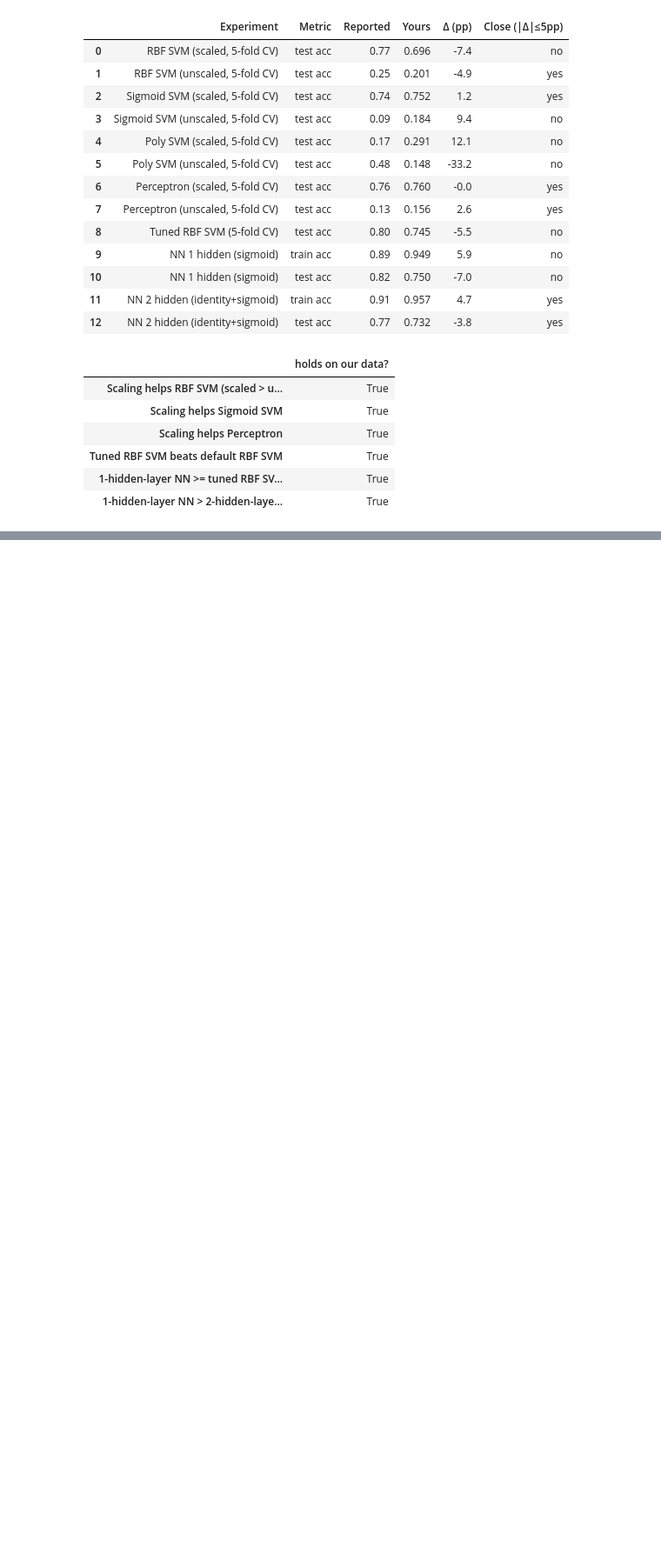
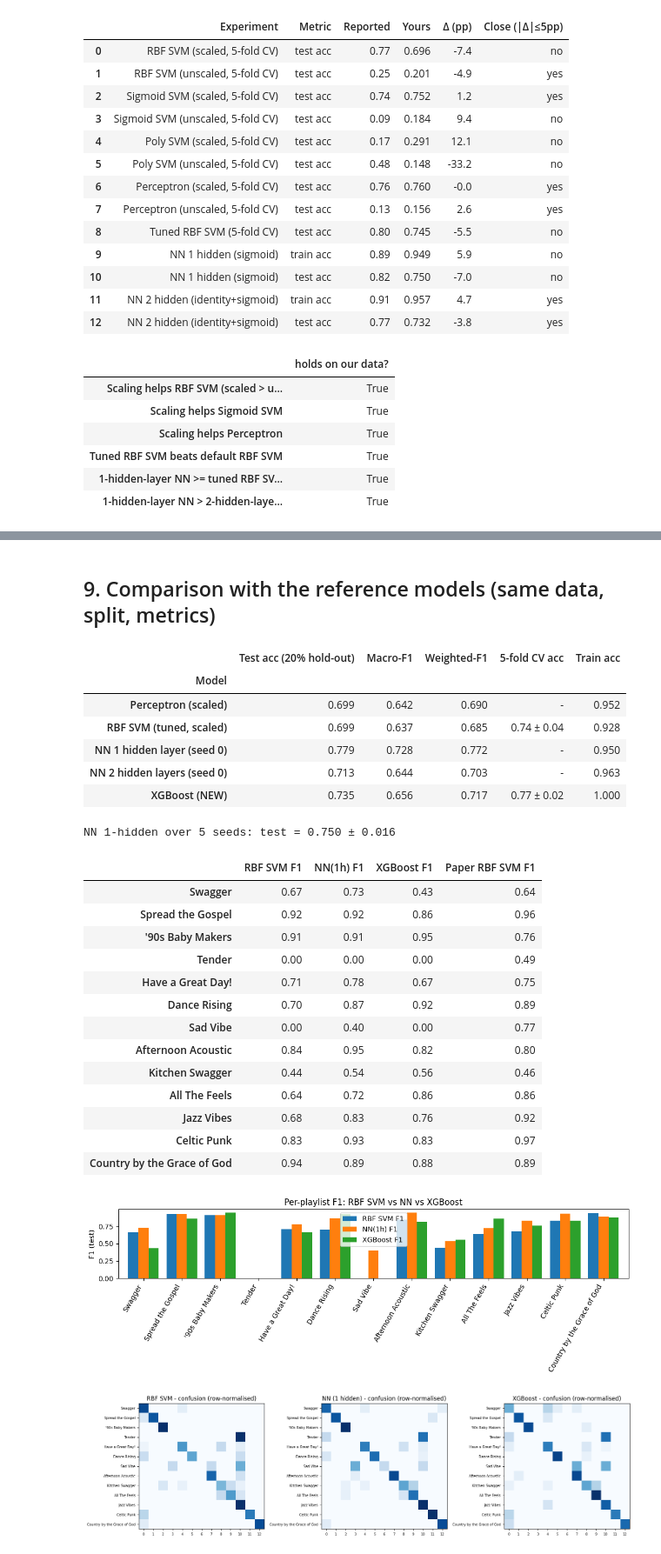
Before and after one commit to YVLNair/Training-a-Playlist-Curator-Based-on-User-Taste, a Jupyter notebook: playlist_curator.ipynb, the cells around one changed output, grey strips where cells are left out. Shown at 87% size. Cells and saved outputs as stored; diff of their text form; code cells hidden in the pictures; blank space fills up the shorter version.

```diff
--- a/playlist_curator.ipynb
+++ b/playlist_curator.ipynb
@@ -754,0 +805,65 @@ pd.Series(claims, name="holds on our data?").to_frame()
+# %% [markdown]
+## 9. Comparison with the reference models (same data, split, metrics)
+# %%
+nn1 = nn_res["1 hidden (sigmoid)"]
+nn1_pred = predict_nn(nn1["model"], Xs_te)                        # seed-0 network
+perc = make_pipeline(StandardScaler(), Perceptron(max_iter=1000, tol=1e-3, random_state=SEED)).fit(X_tr, y_tr)
+perc_pred = perc.predict(X_te)
+
+def summary_row(name, pred, cv=None, tr_acc=None, tag=""):
+    return {"Model": name, "Test acc (20% hold-out)": accuracy_score(y_te, pred),
+            "Macro-F1": f1_score(y_te, pred, average="macro"),
+            "Weighted-F1": f1_score(y_te, pred, average="weighted"),
+            "5-fold CV acc": f"{cv.mean():.2f} ± {cv.std():.2f}" if cv is not None else "-",
+            "Train acc": tr_acc if tr_acc is not None else np.nan}
+cmp_rows = [
+    summary_row("Perceptron (scaled)", perc_pred, tr_acc=perc.score(X_tr, y_tr)),
+    summary_row("RBF SVM (tuned, scaled)", svm_pred, cv_best, best_svm.score(X_tr, y_tr)),
+    summary_row("NN 1 hidden layer (seed 0)", nn1_pred, None, nn1["train"][0]),
+    summary_row("NN 2 hidden layers (seed 0)", predict_nn(nn_res["2 hidden (identity + sigmoid)"]["model"], Xs_te),
+                None, nn_res["2 hidden (identity + sigmoid)"]["train"][0]),
+    summary_row("XGBoost (NEW)", xgb_pred, cv_xgb, xgb_train_acc),
+]
+comparison = pd.DataFrame(cmp_rows).set_index("Model")
+display(comparison.round(3))
+print(f"NN 1-hidden over {NN_SEEDS} seeds: test = {nn1['test'].mean():.3f} ± {nn1['test'].std():.3f}")
+
+pc = pd.DataFrame({"RBF SVM F1": pc_svm["F1"], "NN(1h) F1": per_class_table(y_te, nn1_pred)["F1"],
+                   "XGBoost F1": per_class_table(y_te, xgb_pred)["F1"],
+                   "Paper RBF SVM F1": [PAPER_PRF[c][2] for c in classes]}, index=classes)
+display(pc.round(2))
+ax = pc.iloc[:, :3].plot.bar(figsize=(11, 3.8), width=0.8); ax.set_ylabel("F1 (test)")
+ax.set_title("Per-playlist F1: RBF SVM vs NN vs XGBoost"); plt.xticks(rotation=60, ha="right"); plt.tight_layout(); plt.show()
+
+fig, ax = plt.subplots(1, 3, figsize=(16, 4.8))
+for a_, (nm, pr) in zip(ax, [("RBF SVM", svm_pred), ("NN (1 hidden)", nn1_pred), ("XGBoost", xgb_pred)]):
+    cm = confusion_matrix(y_te, pr, labels=range(C), normalize="true")
+    a_.imshow(cm, cmap="Blues", vmin=0, vmax=1); a_.set_title(nm + " - confusion (row-normalised)")
+    a_.set_xticks(range(C)); a_.set_yticks(range(C))
+    a_.set_xticklabels(range(C), fontsize=7); a_.set_yticklabels(classes, fontsize=7)
+plt.tight_layout(); plt.show()
+# %% [output]
+|  | Test acc (20% hold-out) | Macro-F1 | Weighted-F1 | 5-fold CV acc | Train acc |
+| Model |  |  |  |  |  |
+| Perceptron (scaled) | 0.699 | 0.642 | 0.690 | - | 0.952 |
+| RBF SVM (tuned, scaled) | 0.699 | 0.637 | 0.685 | 0.74 ± 0.04 | 0.928 |
+| NN 1 hidden layer (seed 0) | 0.779 | 0.728 | 0.772 | - | 0.950 |
+| NN 2 hidden layers (seed 0) | 0.713 | 0.644 | 0.703 | - | 0.963 |
+| XGBoost (NEW) | 0.735 | 0.656 | 0.717 | 0.77 ± 0.02 | 1.000 |
+NN 1-hidden over 5 seeds: test = 0.750 ± 0.016
+|  | RBF SVM F1 | NN(1h) F1 | XGBoost F1 | Paper RBF SVM F1 |
+| Swagger | 0.67 | 0.73 | 0.43 | 0.64 |
+| Spread the Gospel | 0.92 | 0.92 | 0.86 | 0.96 |
+| '90s Baby Makers | 0.91 | 0.91 | 0.95 | 0.76 |
+| Tender | 0.00 | 0.00 | 0.00 | 0.49 |
+| Have a Great Day! | 0.71 | 0.78 | 0.67 | 0.75 |
+| Dance Rising | 0.70 | 0.87 | 0.92 | 0.89 |
+| Sad Vibe | 0.00 | 0.40 | 0.00 | 0.77 |
+| Afternoon Acoustic | 0.84 | 0.95 | 0.82 | 0.80 |
+| Kitchen Swagger | 0.44 | 0.54 | 0.56 | 0.46 |
+| All The Feels | 0.64 | 0.72 | 0.86 | 0.86 |
+| Jazz Vibes | 0.68 | 0.83 | 0.76 | 0.92 |
+| Celtic Punk | 0.83 | 0.93 | 0.83 | 0.97 |
+| Country by the Grace of God | 0.94 | 0.89 | 0.88 | 0.89 |
+[figure, added]
+[figure, added]
```
Also changed, not shown: parts of 11 cells of this notebook.
